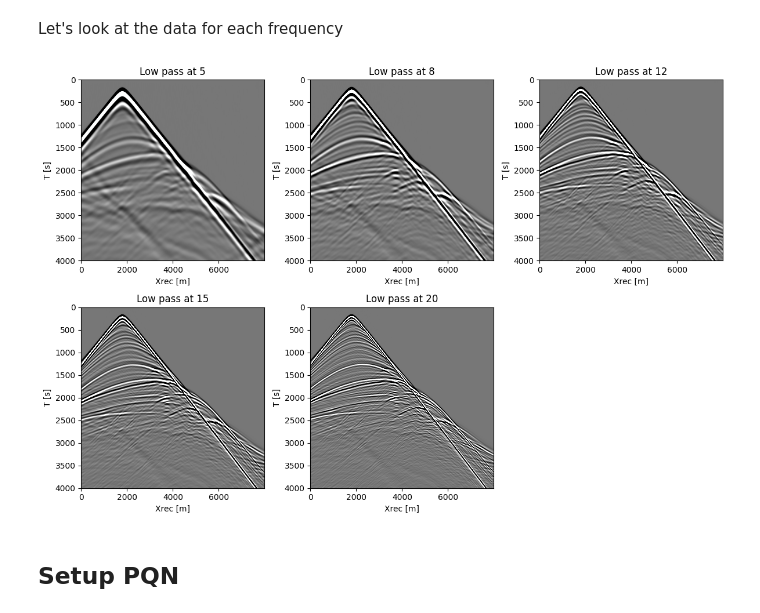
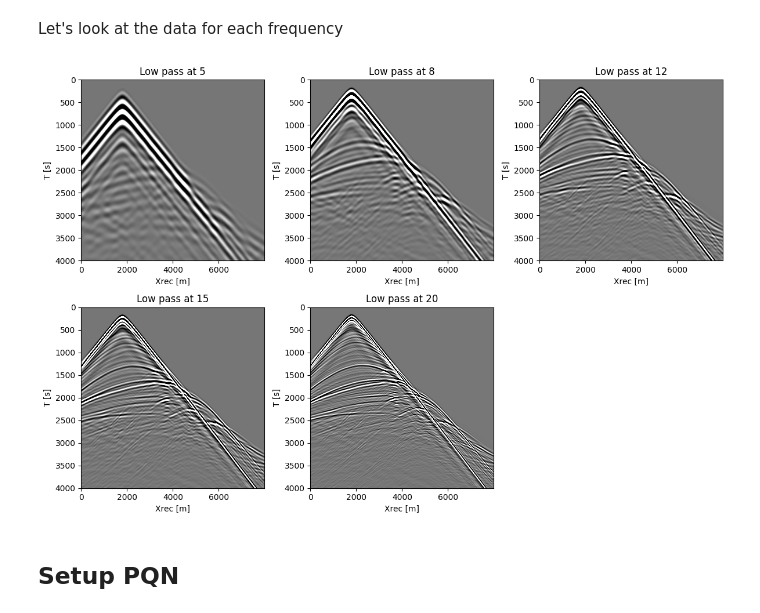
Before and after one commit to slimgroup/JUDI.jl, a Jupyter notebook: examples/notebooks/08_fwi_in_practice.ipynb, the cells around one changed output. Cells and saved outputs as stored; diff of their text form; code cells hidden in the pictures.

```diff
--- a/examples/notebooks/08_fwi_in_practice.ipynb
+++ b/examples/notebooks/08_fwi_in_practice.ipynb
@@ -154,12 +154,7 @@ tight_layout()
 
 We now define our background model, starting point for the inversion. We take a fairly simplicstic bagroung model by taking the trace average (sum of all the vertical traces)
 # %%
-function smooth(x::Vector{T}, window_len::Int=7, window::Symbol=:lanczos) where T
-    w = getfield(JUDI.DSP.Windows, window)(window_len)
-    return Vector{T}(JUDI.DSP.filtfilt(w ./ sum(w), [T(1)], x))
-end
-
-avg_trace = sum(m, dims=1)[:] / n[1]
-avg_trace[wb[1]:end] = smooth(avg_trace[wb[1]:end], 51)
-m0 = ones(Float32, n[1]) * avg_trace'
-model0 = Model(n, d, o, m0; nb=120)
+using Images
+m0 = 1 .* m
+m0[:, wb[1]+1:end] .= 1 ./ imfilter(1 ./ m0[:, wb[1]+1:end], Kernel.gaussian((101, 101)));
+model0 = Model(n, d, o, m0)
@@ -213,12 +212,12 @@ Let's look at the data for each frequency
 # %%
 figure(figsize=(12, 8))
 for (k, f) in enumerate(freqs)
     subplot(2,3,k)
-    plot_sdata(filter_data(d_obs[10]; fmax=f); new_fig=false, name="Low pass at $(f)")
+    plot_sdata(filter_data(d_obs[10]; fmin=3, fmax=f); new_fig=false, name="Low pass at $(f)")
 end
 tight_layout()
 # %% [output]
-[figure, old version]
+[figure, new version]
 # %% [markdown]
 ## Setup PQN
 # %%
```
Also changed, not shown: parts of 12 cells of this notebook, 1 other file.
